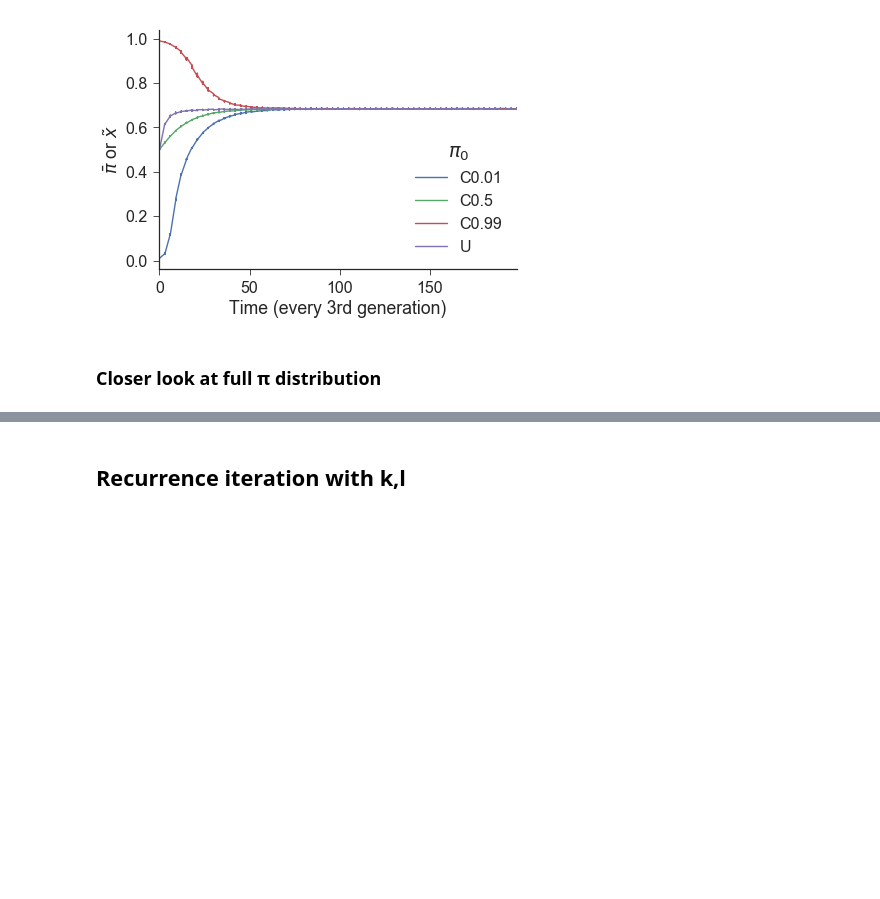
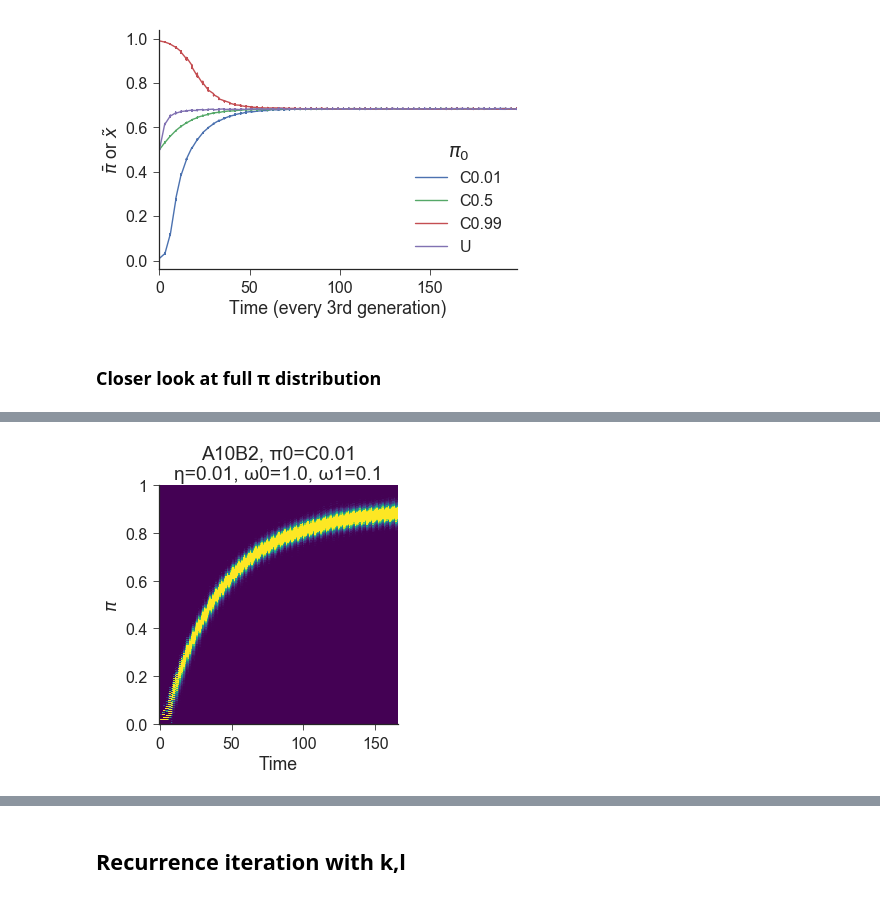
Before and after one commit to yoavram/Milpitas, a Jupyter notebook: recurrence.ipynb, the cells around one changed output, grey strips where cells are left out. Drawn from its saved outputs; the diff is of its cells as text; code cells hidden in the pictures; blank space fills up the shorter version.

```diff
--- a/recurrence.ipynb
+++ b/recurrence.ipynb
@@ -338 +331,16 @@ ax.figure.savefig('figures/A11B3_η_0.01.png')
+# %%
+π, freq, ax = plot_simulation_k_l(
+    π0='C0.01',
+    env='A10B2',
+    period=3,
+    n=500,
+    N=100000,
+    η=0.01,
+    ω0=1.0,
+    ω1=0.1,
+    nbins=500,
+    save=True
+)
+# %% [output]
+[figure, added]
 # %%
```
Also changed, not shown: parts of 8 cells of this notebook.
